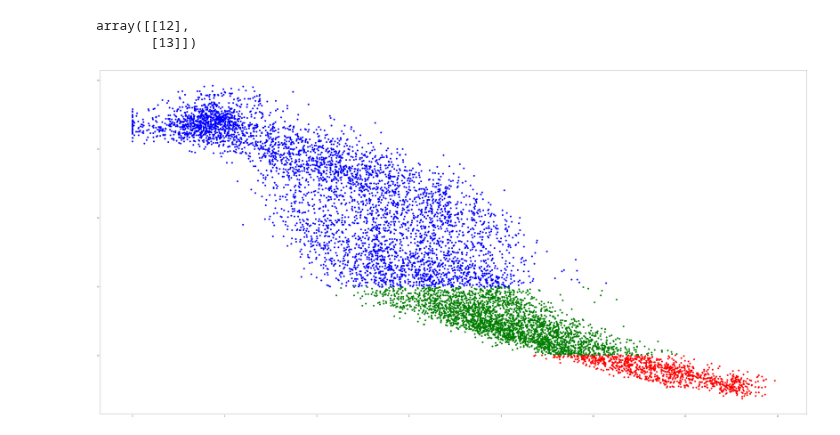
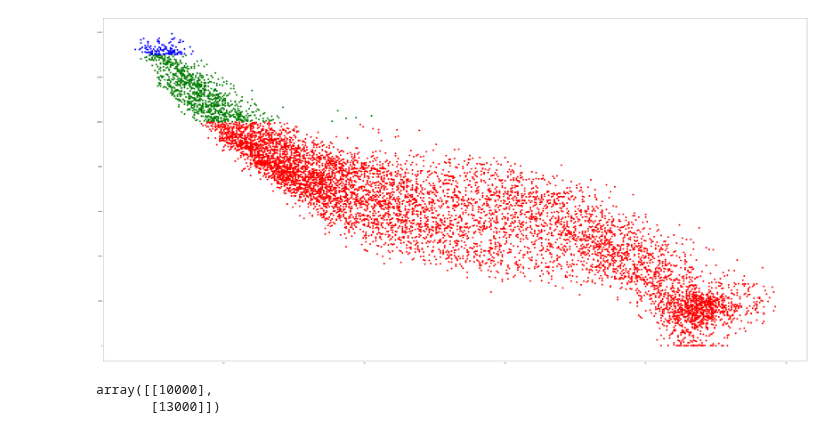
Before and after one commit to JuanCappelletti/Consteel_H06, a Jupyter notebook: ensayo.ipynb, the cells around one changed output. Cells and saved outputs as stored; diff of their text form; code cells hidden in the pictures.

```diff
--- a/ensayo.ipynb
+++ b/ensayo.ipynb
@@ -50,29 +47,32 @@ Analisis rapidos.
 # %%
 #@title Densidad de muestreo
 df1=df.copy()
-InstrumentoParametro = 'PIR161' #@param {type:"raw"}
-x = "" #@param {type:"raw"}
-y = "" #@param {type:"raw"}
-Intervalos = "12;13" #@param {type:"string"}
+InstrumentoParametro = 'FQI161' #@param {type:"raw"}
+x = 'PIR161' #@param {type:"raw"}
+y = 'FQI161' #@param {type:"raw"}
+
+Intervalos = "10000;13000" #@param {type:"string"}
+
 Rangos=np.array(np.mat(Intervalos))
 
 fig1, ax = plt.subplots(1, figsize=(80,40))
+
 dfa = df1.loc[df1.loc[:,InstrumentoParametro] <= Rangos[0][0]]
 
 dfa1= df1.loc[df1.loc[:,InstrumentoParametro] < Rangos[1][0]]
 dfa1a= dfa1.loc[dfa1.loc[:,InstrumentoParametro] > Rangos[0][0]]
 
 dfa2= df1.loc[df1.loc[:,InstrumentoParametro] >= Rangos[1][0]]
 
-ax.scatter(dfa.FQI161/1000,dfa.PIR161,color='red',s=100)
-ax.scatter(dfa1a.FQI161/1000,dfa1a.PIR161,color='green',s=100)
-ax.scatter(dfa2.FQI161/1000,dfa2.PIR161,color='blue',s=100)
-
+ax.scatter(dfa[x],dfa[y],color='red',s=100)
+ax.scatter(dfa1a[x],dfa1a[y],color='green',s=100)
+ax.scatter(dfa2[x],dfa2[y],color='blue',s=100)
+plt.show()
 Rangos
 # %% [output]
+[figure, new version]
-array([[12],
-       [13]])
+array([[10000],
+       [13000]])
-[figure, old version]
 # %%
 #@title TREND DE PRESIÓN Y CAUDAL DEL DATASET
 #Data_set = df #@param {type:"raw"}
```
Also changed, not shown: parts of 1 cell of this notebook.
